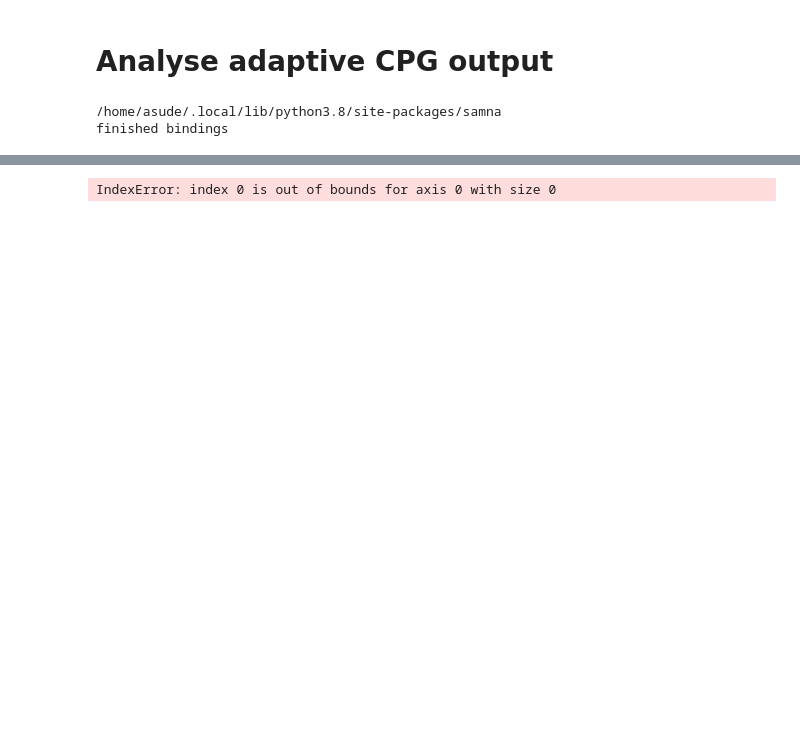
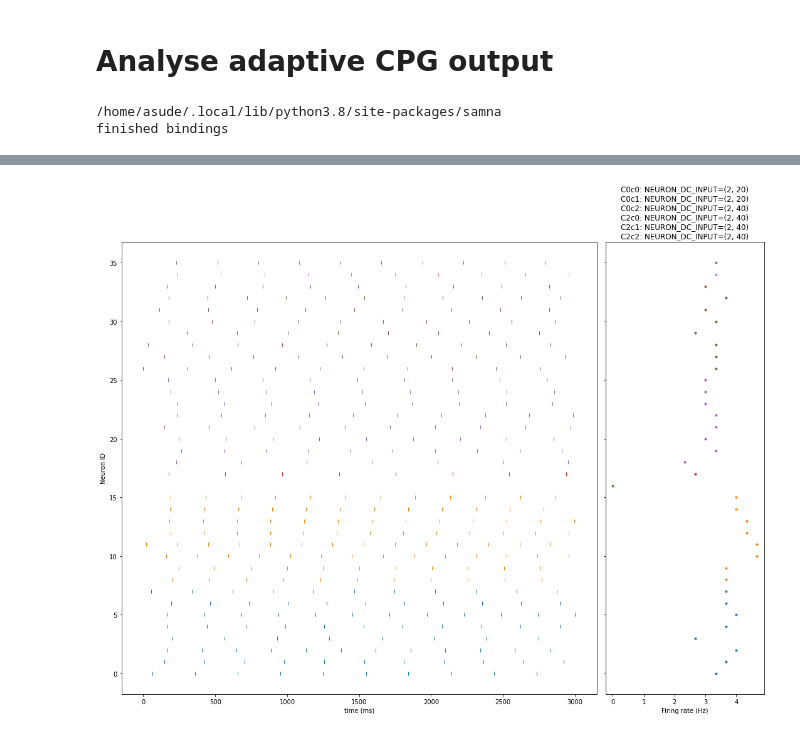
Before and after one commit to neuromorphic-CPG/neuromorphic-CPG, a Jupyter notebook: plot_spikes_oscillator_Asude_copy.ipynb, the cells around one changed output, grey strips where cells are left out. Saved outputs shown, nothing was run; the diff lists cells and outputs as text; code cells hidden in the pictures; blank space fills up the shorter version.

```diff
--- a/plot_spikes_oscillator_Asude_copy.ipynb
+++ b/plot_spikes_oscillator_Asude_copy.ipynb
@@ -61,29 +109,57 @@ Converted the validated network to a Dynapse1 configuration!
 # %%
+
+
+
+
+
+
 # set params
 parameters.set_all_default_params(model)
 
-# Core e1 parameters
-parameters.set_param(model, parameters.AMPA_WEIGHT, (7,40), chip, core_e1)
-parameters.set_param(model, parameters.NEURON_DC_INPUT, (2,40), chip, core_e1)
-parameters.set_param(model, parameters.GABA_B_WEIGHT, (7,255), chip, core_e1)
-parameters.set_param(model, parameters.GABA_B_GAIN, (7,255), chip, core_e1)
+# Chip1 core e1 parameters
+# parameters.set_param(model, parameters.AMPA_WEIGHT, (7,40), chip_1, core_e1_1)
+parameters.set_param(model, parameters.NEURON_DC_INPUT, (2,40), chip_1, core_e1_1)
+# parameters.set_param(model, parameters.GABA_B_WEIGHT, (7,255), chip_1, core_e1_1)
+# parameters.set_param(model, parameters.GABA_B_GAIN, (7,255), chip_1, core_e1_1)
 
-# core e2 parameters
-parameters.set_param(model, parameters.AMPA_WEIGHT, (7,40), chip, core_e2)
-parameters.set_param(model, parameters.NEURON_DC_INPUT, (2,40), chip, core_e2)
-parameters.set_param(model, parameters.GABA_B_WEIGHT, (7,255), chip, core_e2)
-parameters.set_param(model, parameters.GABA_B_GAIN, (7,255), chip, core_e2)
+# chip1 core e2 parameters
+# parameters.set_param(model, parameters.AMPA_WEIGHT, (7,40), chip_1, core_e2_1)
+parameters.set_param(model, parameters.NEURON_DC_INPUT, (2,40), chip_1, core_e2_1)
+# parameters.set_param(model, parameters.GABA_B_WEIGHT, (7,255), chip_1, core_e2_1)
+# parameters.set_param(model, parameters.GABA_B_GAIN, (7,255), chip_1, core_e2_1)
+parameters.set_param(model, parameters.NEURON_DC_INPUT, (2,40), chip_1, core_i_1)
 
-# Core i parameters
-parameters.set_param(model, parameters.AMPA_WEIGHT, (5,70), chip, core_i)
-parameters.set_param(model, parameters.GABA_B_WEIGHT, (7,255), chip, core_i)
-parameters.set_param(model, parameters.GABA_B_LEAKAGE, (2,40), chip, core_i)
-parameters.set_param(model, parameters.GABA_B_GAIN, (7,255), chip, core_i)
+# Chip1 Core i parameters
+# parameters.set_param(model, parameters.AMPA_WEIGHT, (5,70), chip_1, core_i_1)
+# parameters.set_param(model, parameters.GABA_B_WEIGHT, (7,255), chip_1, core_i_1)
+# parameters.set_param(model, parameters.GABA_B_LEAKAGE, (2,30), chip_1, core_i_1)
+# parameters.set_param(model, parameters.GABA_B_GAIN, (7,255), chip_1, core_i_1)
+
+####################################################################################
+
+# parameters.set_param(model, parameters.AMPA_WEIGHT, (6,70), chip_2, core_e1_2)
+parameters.set_param(model, parameters.NEURON_DC_INPUT, (2,20), chip_2, core_e1_2)
+# parameters.set_param(model, parameters.GABA_B_WEIGHT, (7,255), chip_2, core_e1_2)
+# parameters.set_param(model, parameters.GABA_B_GAIN, (7,255), chip_2, core_e1_2)
+
+# Chip2 core e2 parameters
+# parameters.set_param(model, parameters.AMPA_WEIGHT, (6,70), chip_2, core_e2_2)
+parameters.set_param(model, parameters.NEURON_DC_INPUT, (2,20), chip_2, core_e2_2)
+# parameters.set_param(model, parameters.GABA_B_WEIGHT, (7,255), chip_2, core_e2_2)
+# parameters.set_param(model, parameters.GABA_B_GAIN, (7,255), chip_2, core_e2_2)
+parameters.set_param(model, parameters.NEURON_DC_INPUT, (2,40), chip_2, core_i_2)
+
+
+# Chip2 Core i parameters
+# parameters.set_param(model, parameters.AMPA_WEIGHT, (6,50), chip_2, core_i_2) ### change
+# parameters.set_param(model, parameters.GABA_B_WEIGHT, (7,255), chip_2, core_i_2)
+# parameters.set_param(model, parameters.GABA_B_LEAKAGE, (2,30), chip_2, core_i_2) ### change
+# parameters.set_param(model, parameters.GABA_B_GAIN, (7,255), chip_2, core_i_2)
 
 dynapse.start_graph()
-spikes = dynapse.run_simulation(10)
+spikes = dynapse.run_simulation(3)
 
 # plotting.plot_spikes(dynapse, spikes)
-plotting.plot_spikes_and_frequencies(dynapse, spikes, figsize=(15,8))
+plotting.plot_spikes_and_frequencies(dynapse, spikes, figsize=(15,12))
 # %% [output]
-IndexError: index 0 is out of bounds for axis 0 with size 0
+[figure, added]
```
Also changed, not shown: parts of 10 cells of this notebook.
